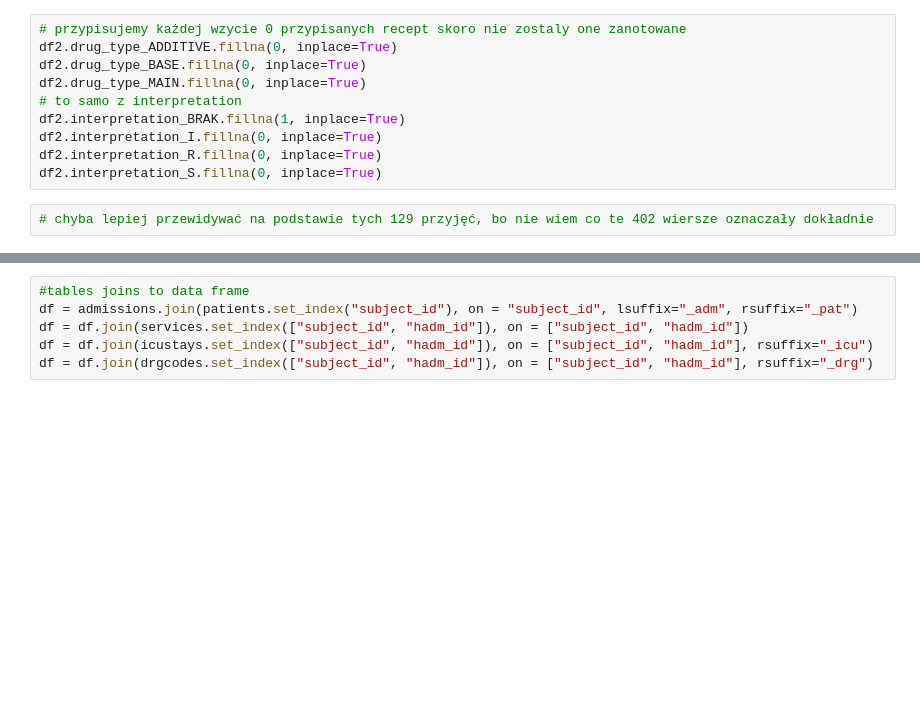
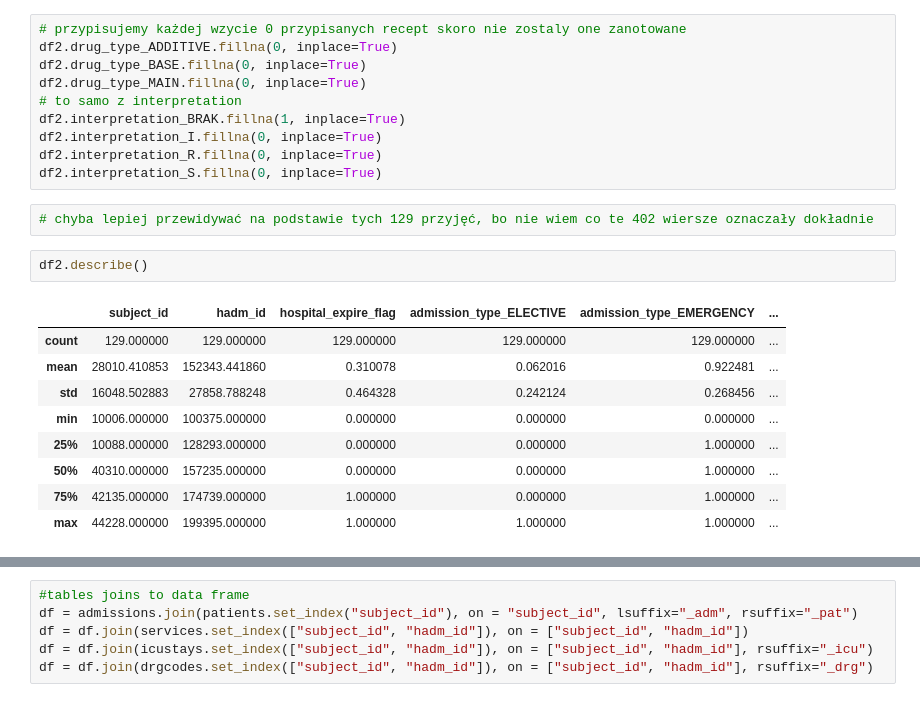
Before and after one commit to okcze/WB2021_projekt, a Jupyter notebook: PD3.ipynb, the cells around one changed output, grey strips where cells are left out. Drawn from its saved outputs; the diff is of its cells as text; blank space fills up the shorter version.

```diff
--- a/PD3.ipynb
+++ b/PD3.ipynb
@@ -138,3 +135,15 @@ df2.interpretation_R.fillna(0, inplace=True)
 df2.interpretation_S.fillna(0, inplace=True)
 # %%
 # chyba lepiej przewidywać na podstawie tych 129 przyjęć, bo nie wiem co te 402 wiersze oznaczały dokładnie
+# %%
+df2.describe()
+# %% [output]
+|  | subject_id | hadm_id | hospital_expire_flag | admission_type_ELECTIVE | admission_type_EMERGENCY | ... |
+| count | 129.000000 | 129.000000 | 129.000000 | 129.000000 | 129.000000 | ... |
+| mean | 28010.410853 | 152343.441860 | 0.310078 | 0.062016 | 0.922481 | ... |
+| std | 16048.502883 | 27858.788248 | 0.464328 | 0.242124 | 0.268456 | ... |
+| min | 10006.000000 | 100375.000000 | 0.000000 | 0.000000 | 0.000000 | ... |
+| 25% | 10088.000000 | 128293.000000 | 0.000000 | 0.000000 | 1.000000 | ... |
+| 50% | 40310.000000 | 157235.000000 | 0.000000 | 0.000000 | 1.000000 | ... |
+| 75% | 42135.000000 | 174739.000000 | 1.000000 | 0.000000 | 1.000000 | ... |
+| max | 44228.000000 | 199395.000000 | 1.000000 | 1.000000 | 1.000000 | ... |
```
Also changed, not shown: parts of 24 cells of this notebook.
